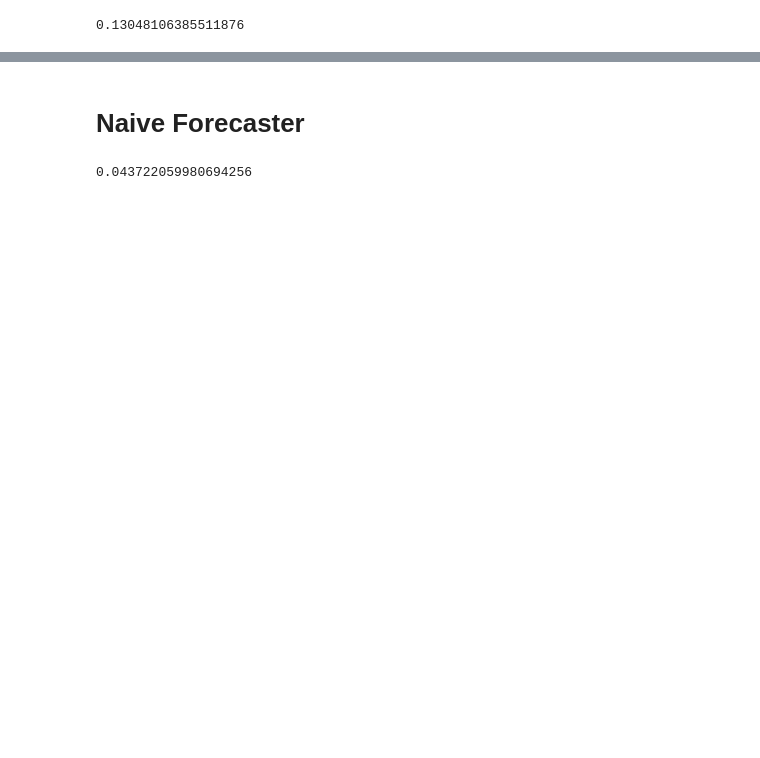
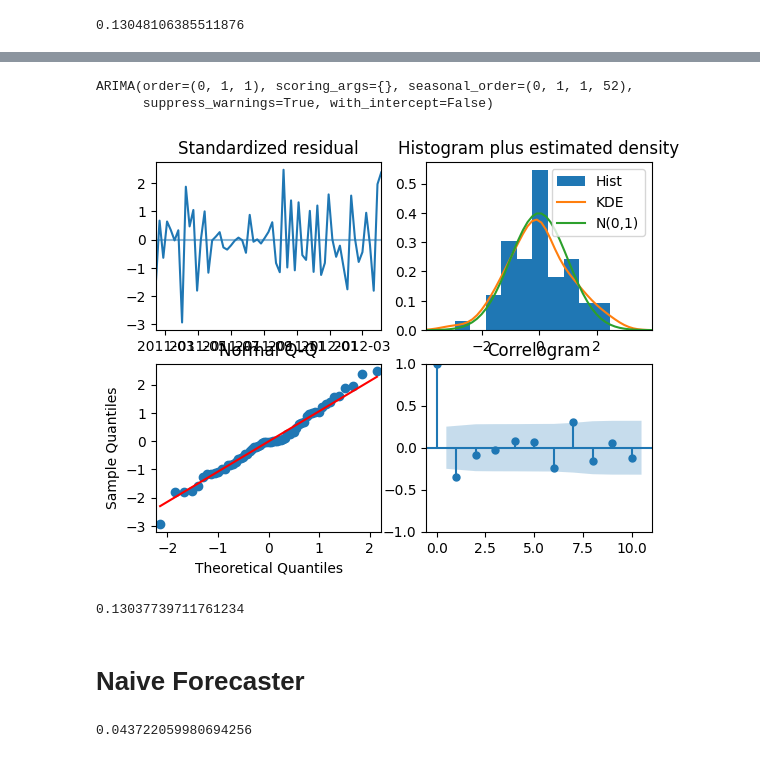
Before and after one commit to victger/walmart-prediction, a Jupyter notebook: Victor.ipynb, the cells around one changed output, grey strips where cells are left out. Cells and saved outputs as stored; diff of their text form; code cells hidden in the pictures; blank space fills up the shorter version.

```diff
--- a/Victor.ipynb
+++ b/Victor.ipynb
@@ -82,0 +146,5 @@ mape_loss(y_test, y_pred)
+# %%
+gscv.fit(y_train, fh=fh)
+y_pred = gscv.predict(fh)
+plot_ys(y_train, y_test, y_pred, labels=["y_train", "y_test", "y_pred"])
+mape_loss(y_pred, y_test)
@@ -83,10 +154,10 @@ mape_loss(y_test, y_pred)
 # %% [markdown]
 # RandomForestRegressor
 # %%
-regressor = RandomForestRegressor(n_estimators=200, n_jobs=-1)
+regressor = RandomForestRegressor(n_estimators=200, n_jobs=-1, random_state=44)
 forecaster = make_reduction(estimator=regressor, window_length=15, strategy="recursive")
-forecaster.fit(y_train, fh=fh)
+forecaster.fit(transformed_df, fh=fh)
 y_pred = forecaster.predict(fh)
-plot_ys(y_train, y_test, y_pred, labels=["y_train", "y_test", "y_pred"])
-mape_loss(y_test, y_pred)
+plot_ys(y_train, y_test, y_pred**2, labels=["y_train", "y_test", "y_pred"])
+mape_loss(y_test, y_pred**2)
 # %% [output]
@@ -273,0 +364,10 @@ mape_loss(y_test, y_pred)
+# %%
+stepwise_model = auto_arima(y_train, start_p=1, start_q=1,
+                           max_p=3, max_q=3, d=1,
+                           start_P=0, start_Q=0, max_P=3,
+                           max_Q=3, D=1, m=52,
+                           seasonal=True,
+                           trace=True,
+                           error_action='ignore',
+                           suppress_warnings=True,
+                           stepwise=True)
@@ -273,0 +394,5 @@ mape_loss(y_test, y_pred)
+# %%
+stepwise_model.fit(y_train)
+# %% [output]
+ARIMA(order=(0, 1, 1), scoring_args={}, seasonal_order=(0, 1, 1, 52),
+      suppress_warnings=True, with_intercept=False)
@@ -273,0 +401,5 @@ mape_loss(y_test, y_pred)
+# %%
+stepwise_model.plot_diagnostics()
+plt.show()
+# %% [output]
+[figure, added]
@@ -274,3 +409,8 @@ mape_loss(y_test, y_pred)
+# %%
+plot_ys(y_train, y_test, future_forecast, labels=["y_train", "y_test", "future_forecast"])
+mape_loss(y_test, future_forecast)
+# %% [output]
+0.13037739711761234
 # %% [markdown]
 # Naive Forecaster
 # %%
```
Also changed, not shown: parts of 23 cells of this notebook.
